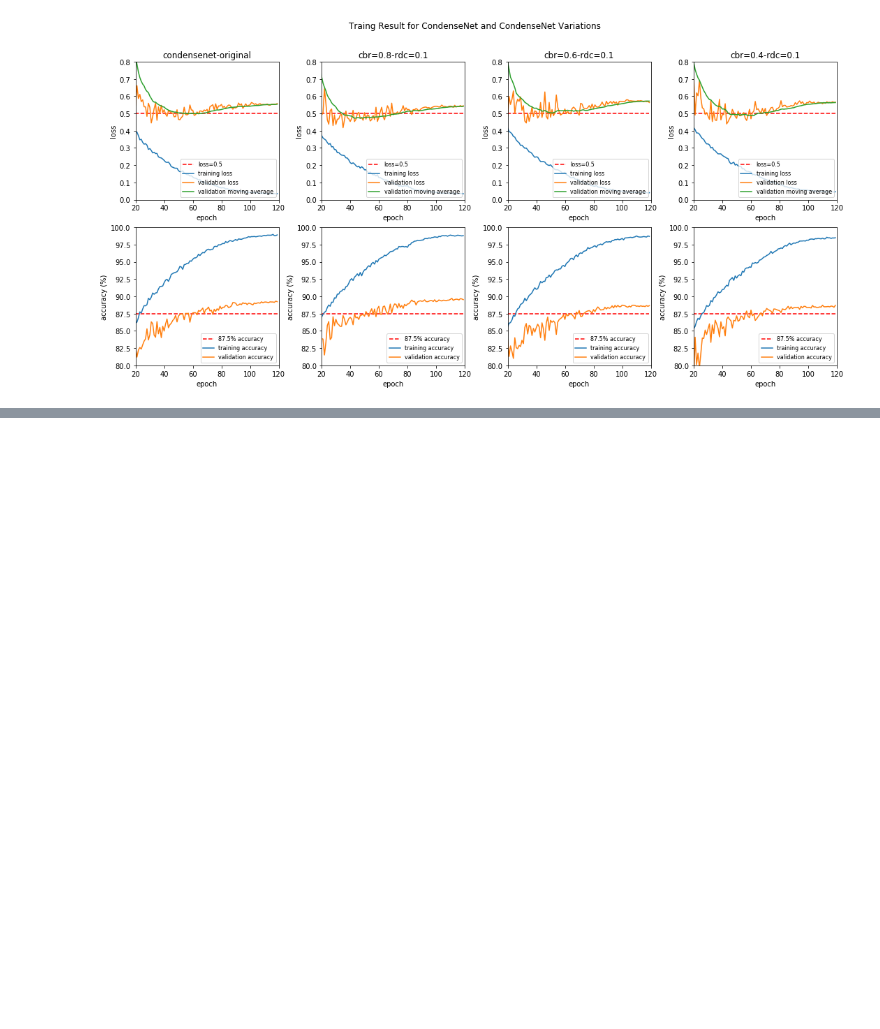
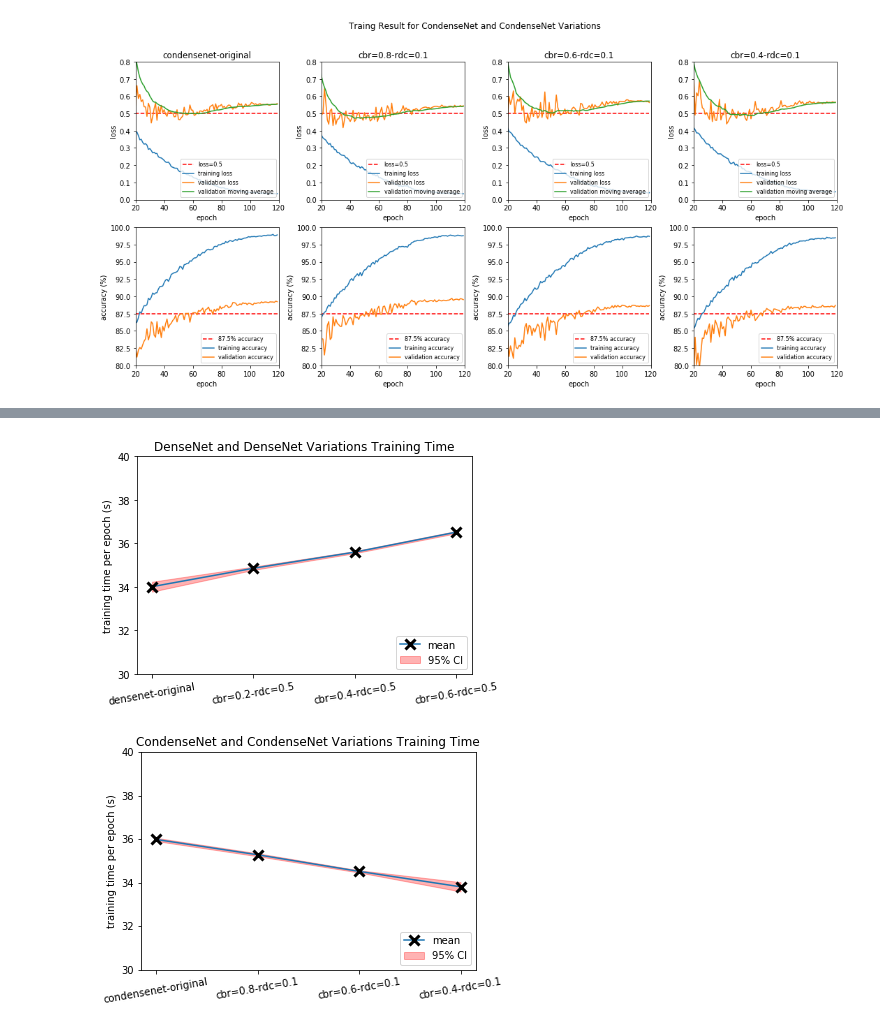
Before and after one commit to Boyu1997/cnn-dense-connection, a Jupyter notebook: example/example.ipynb, the cells around one changed output, grey strips where cells are left out. Cells and saved outputs as stored; diff of their text form; code cells hidden in the pictures; blank space fills up the shorter version.

Commit message:
docs: improved training demo

```diff
--- a/example/example.ipynb
+++ b/example/example.ipynb
@@ -41,14 +98,13 @@ plt.rcParams['figure.figsize'] = [18, 8]
 
 import sys
 sys.path.append("..")
-
-from evaluation.training_plot import training_plot
+from evaluation.plot_training import plot_training
 
 
 densenet_list = ['densenet-original', 'cbr=0.2-rdc=0.5', 'cbr=0.4-rdc=0.5', 'cbr=0.6-rdc=0.5']
 condensenet_list = ['condensenet-original', 'cbr=0.8-rdc=0.1', 'cbr=0.6-rdc=0.1', 'cbr=0.4-rdc=0.1']
-training_plot('DenseNet and DenseNet Variations', 'result', densenet_list, '.json')
-training_plot('CondenseNet and CondenseNet Variations', 'result', condensenet_list, '.json')
+plot_training('DenseNet and DenseNet Variations', 'result', densenet_list, '.json')
+plot_training('CondenseNet and CondenseNet Variations', 'result', condensenet_list, '.json')
 # %% [output]
 [figure]
 [figure]
@@ -54,0 +114,10 @@ training_plot('CondenseNet and CondenseNet Variations', 'result', condensenet_li
+# %%
+plt.rcParams['figure.figsize'] = [6, 4]
+
+from evaluation.plot_time import plot_time
+
+plot_time('DenseNet and DenseNet Variations', 'result', densenet_list, '.json')
+plot_time('CondenseNet and CondenseNet Variations', 'result', condensenet_list, '.json')
+# %% [output]
+[figure, added]
+[figure, added]
```
Also changed, not shown: parts of 12 cells of this notebook.
